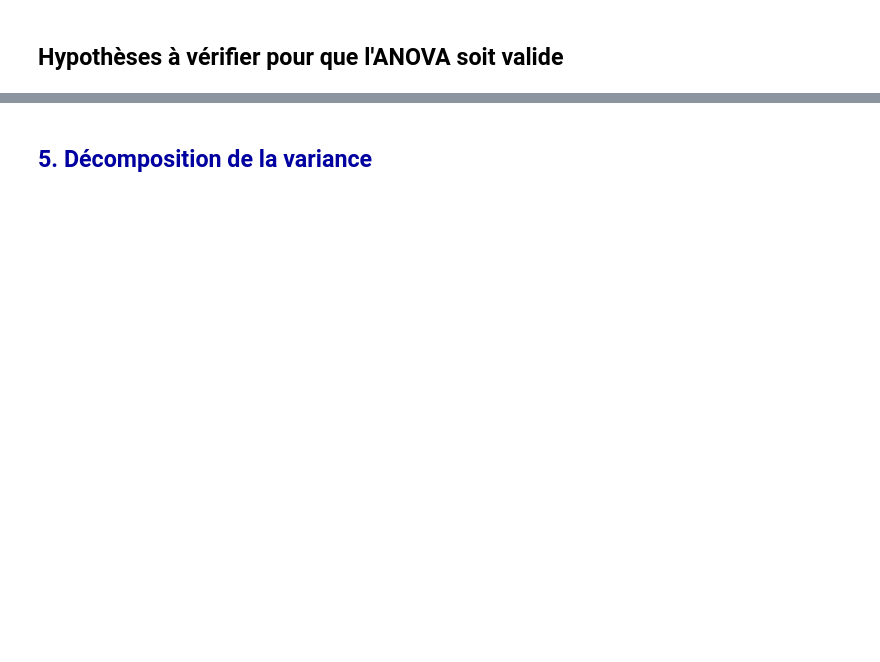
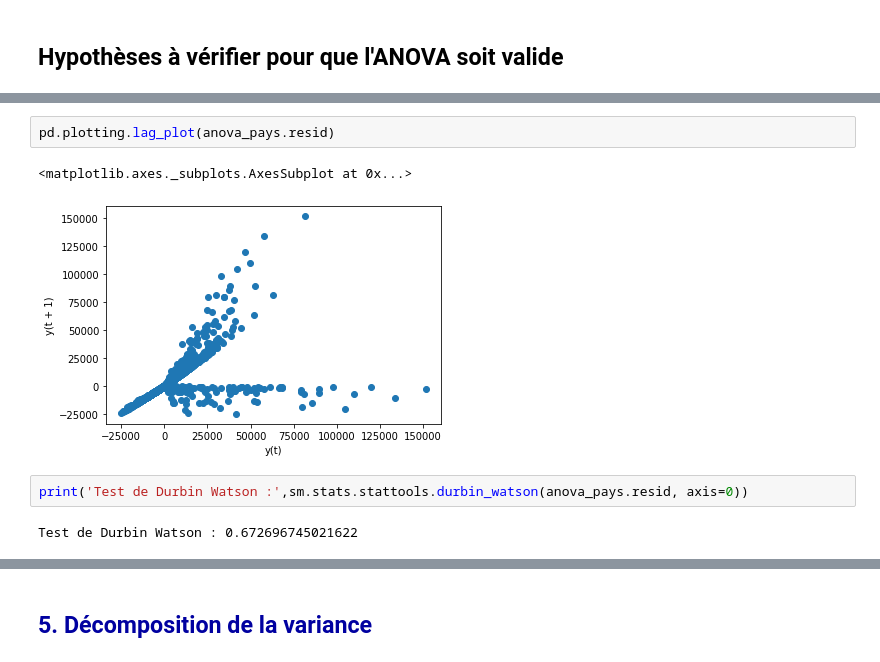
Before and after one commit to Magikpino/Projet9, a Jupyter notebook: Projet7/3- Modélisation P7.ipynb, the cells around one changed output, grey strips where cells are left out. Drawn from its saved outputs; the diff is of its cells as text; blank space fills up the shorter version.

```diff
--- a/Projet7/3- Modélisation P7.ipynb
+++ b/Projet7/3- Modélisation P7.ipynb
@@ -508,0 +470,9 @@ AttributeError: 'OLSResults' object has no attribute 'y_child'
+# %%
+pd.plotting.lag_plot(anova_pays.resid)
+# %% [output]
+<matplotlib.axes._subplots.AxesSubplot at 0x...>
+[figure, added]
+# %%
+print('Test de Durbin Watson :',sm.stats.stattools.durbin_watson(anova_pays.resid, axis=0))
+# %% [output]
+Test de Durbin Watson : 0.672696745021622
```
Also changed, not shown: parts of 127 cells of this notebook.
